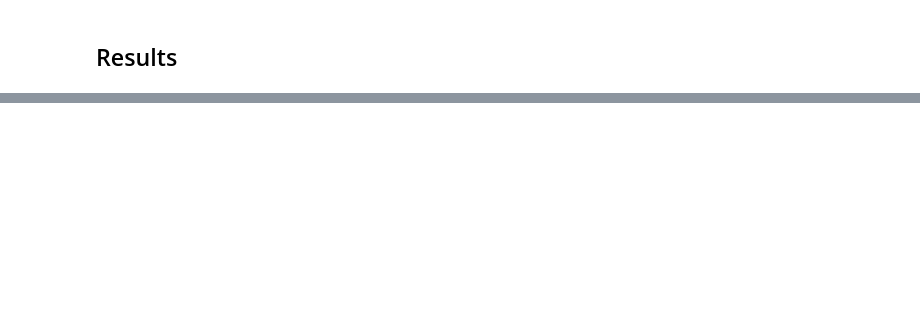
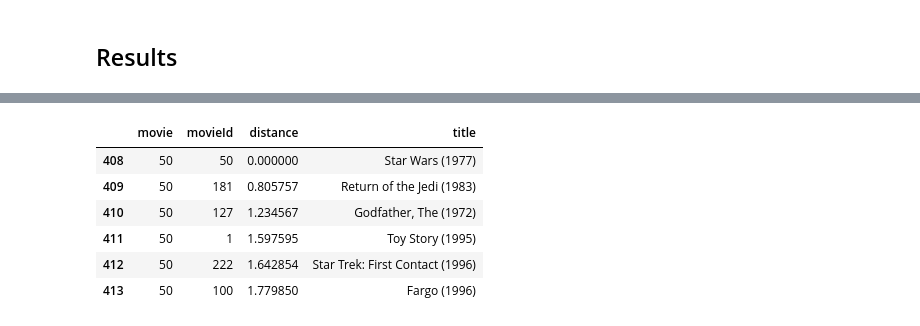
Before and after one commit to nlp-nathan/better_than_netflix_movie_recommender, a Jupyter notebook: notebooks/LightGCN.ipynb, the cells around one changed output, grey strips where cells are left out. Saved outputs shown, nothing was run; the diff lists cells and outputs as text; code cells hidden in the pictures; blank space fills up the shorter version.

```diff
--- a/notebooks/LightGCN.ipynb
+++ b/notebooks/LightGCN.ipynb
@@ -580,0 +611,11 @@ NDCG: 0.463898
+# %%
+id = 50
+closest_movies[closest_movies.movie == id]
+# %% [output]
+|  | movie | movieId | distance | title |
+| 408 | 50 | 50 | 0.000000 | Star Wars (1977) |
+| 409 | 50 | 181 | 0.805757 | Return of the Jedi (1983) |
+| 410 | 50 | 127 | 1.234567 | Godfather, The (1972) |
+| 411 | 50 | 1 | 1.597595 | Toy Story (1995) |
+| 412 | 50 | 222 | 1.642854 | Star Trek: First Contact (1996) |
+| 413 | 50 | 100 | 1.779850 | Fargo (1996) |
```
Also changed, not shown: parts of 18 cells of this notebook.
